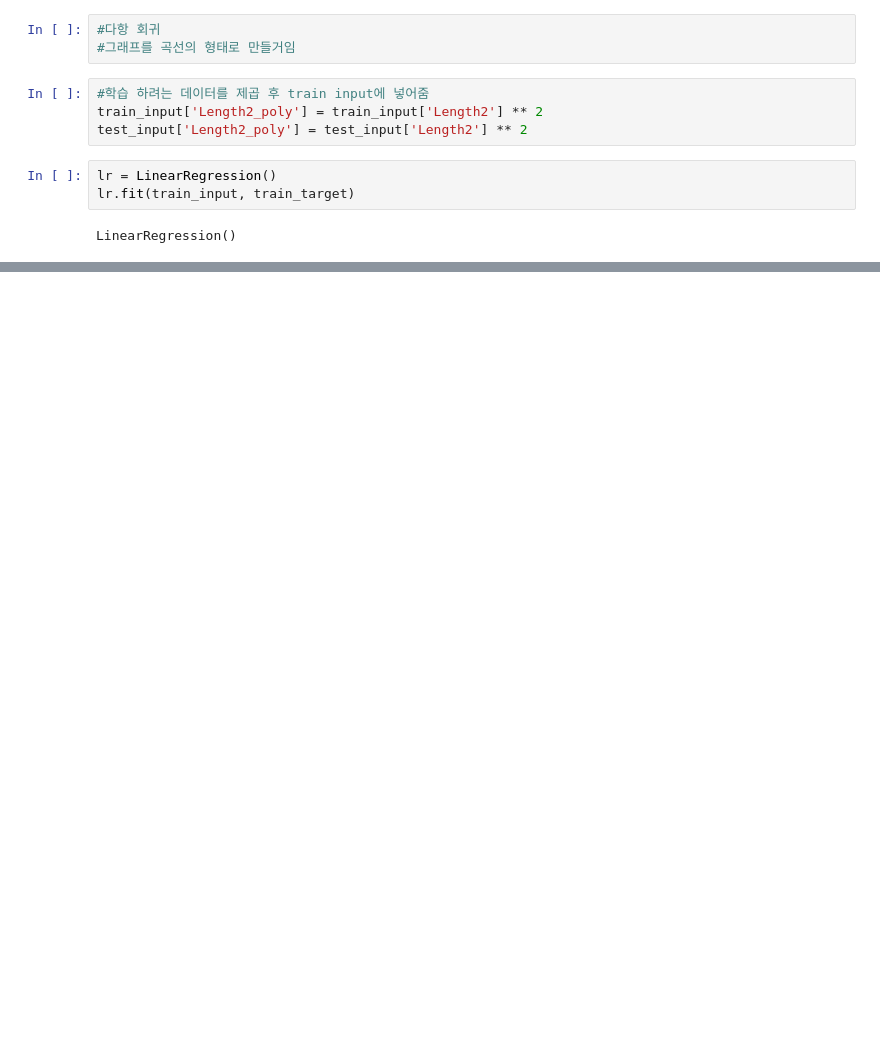
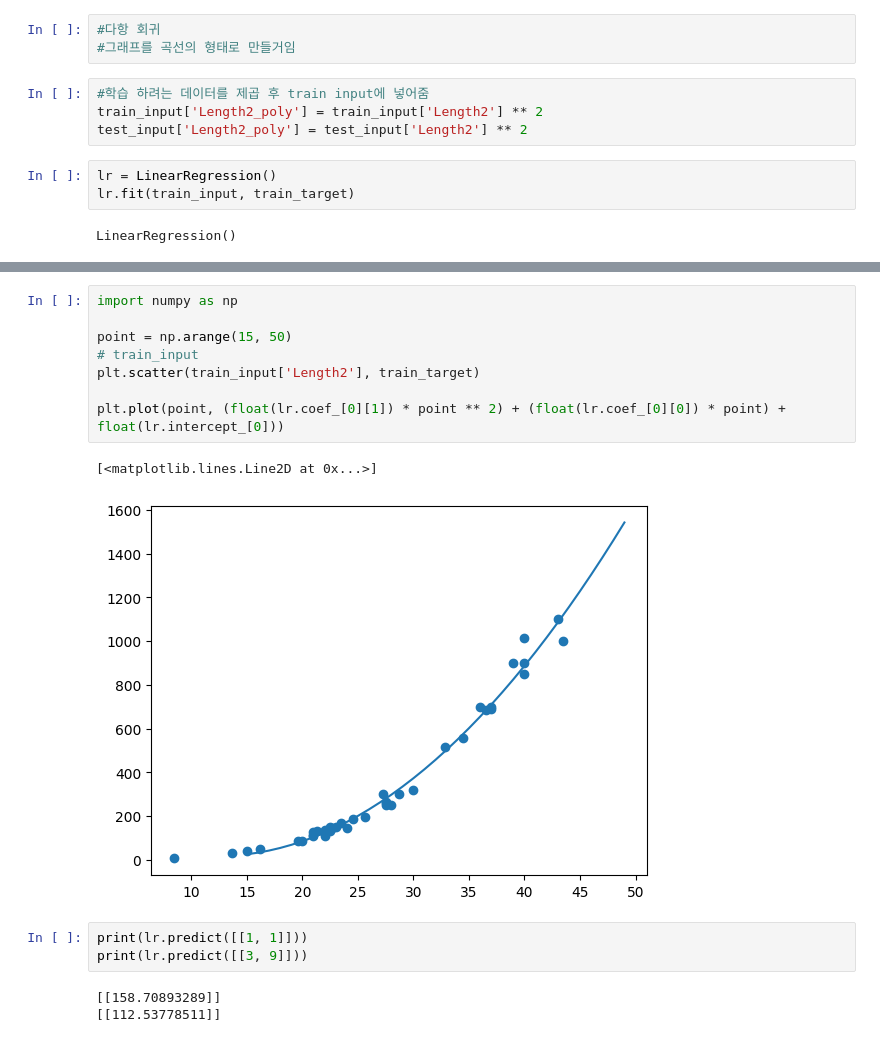
Before and after one commit to kgs3770/ml, a Jupyter notebook: ml/3-2.ipynb, the cells around one changed output, grey strips where cells are left out. Cells and saved outputs as stored; diff of their text form; blank space fills up the shorter version.

```diff
--- a/ml/3-2.ipynb
+++ b/ml/3-2.ipynb
@@ -83,0 +84,17 @@ print(lr.coef_, lr.intercept_)
+# %%
+import numpy as np
+
+point = np.arange(15, 50)
+# train_input
+plt.scatter(train_input['Length2'], train_target)
+
+plt.plot(point, (float(lr.coef_[0][1]) * point ** 2) + (float(lr.coef_[0][0]) * point) + float(lr.intercept_[0]))
+# %% [output]
+[<matplotlib.lines.Line2D at 0x...>]
+[figure, added]
+# %%
+print(lr.predict([[1, 1]]))
+print(lr.predict([[3, 9]]))
+# %% [output]
+[[158.70893289]]
+[[112.53778511]]
```
Also changed, not shown: parts of 10 cells of this notebook, 7 other files.
